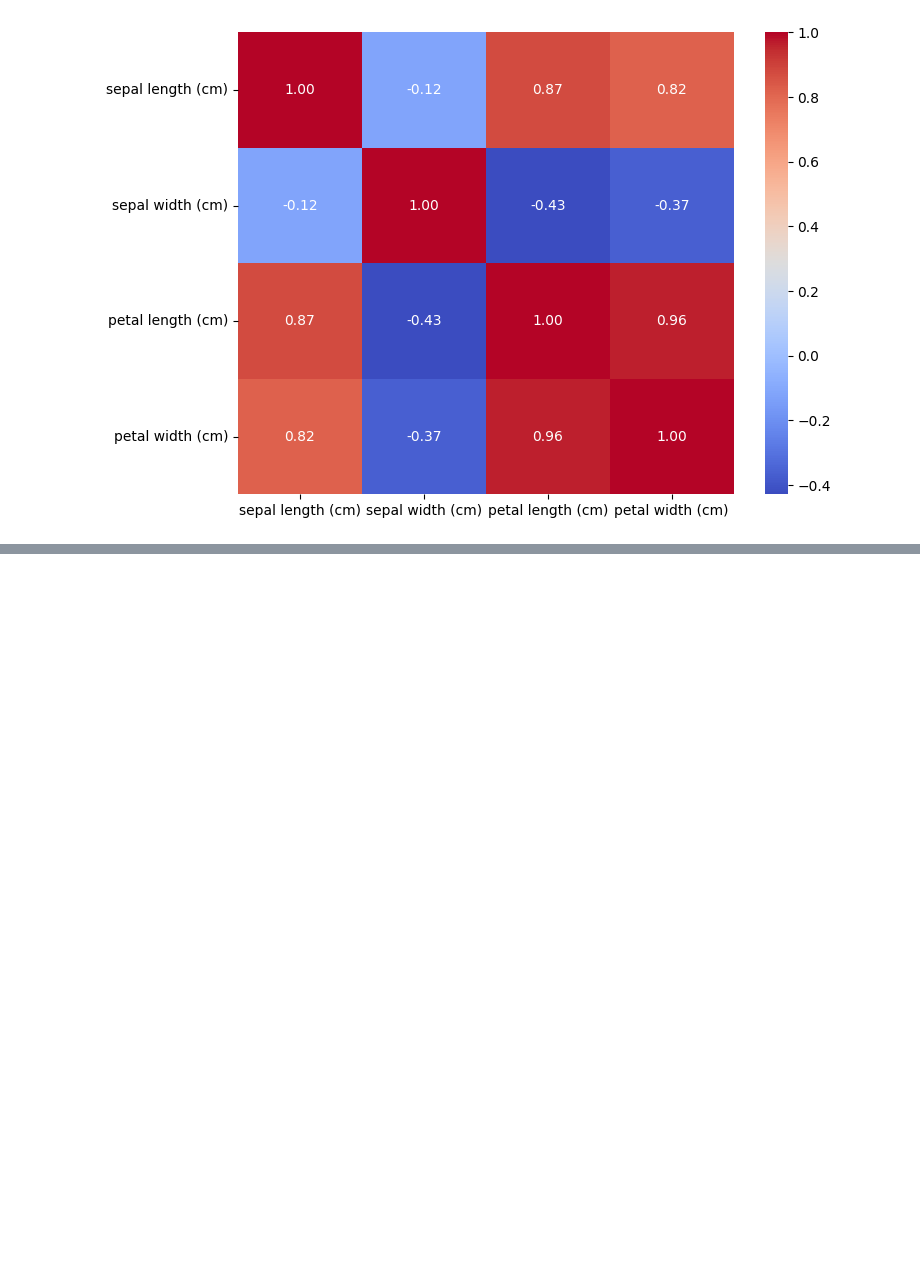
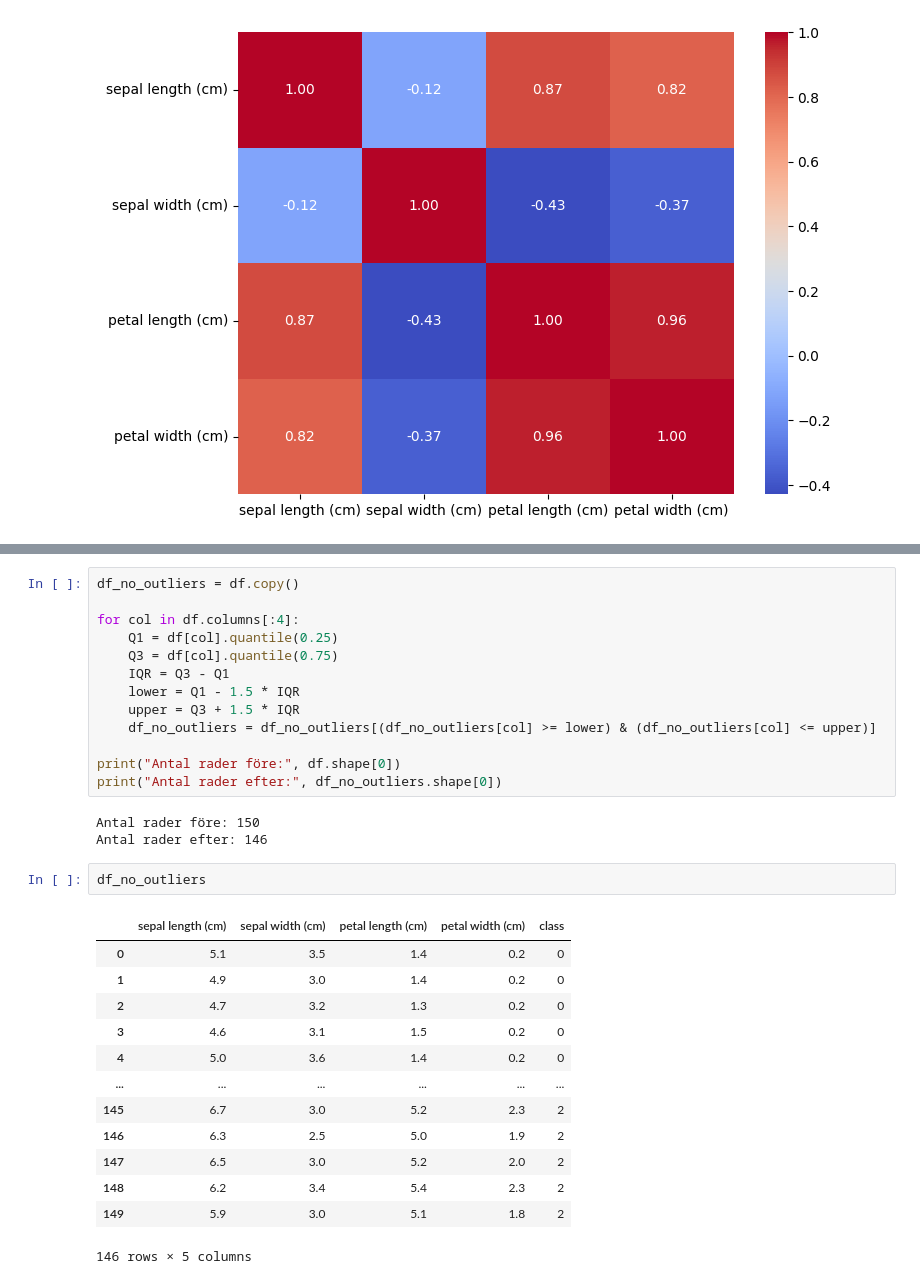
Before and after one commit to Vence85/ai_engineering_jonas_gustafsson, a Jupyter notebook: exercises/exersize_05_knn/knn.ipynb, the cells around one changed output, grey strips where cells are left out. Drawn from its saved outputs; the diff is of its cells as text; blank space fills up the shorter version.

```diff
--- a/exercises/exersize_05_knn/knn.ipynb
+++ b/exercises/exersize_05_knn/knn.ipynb
@@ -91,0 +128,32 @@ plt.show()
+# %%
+df_no_outliers = df.copy()
+
+for col in df.columns[:4]:
+    Q1 = df[col].quantile(0.25)
+    Q3 = df[col].quantile(0.75)
+    IQR = Q3 - Q1
+    lower = Q1 - 1.5 * IQR
+    upper = Q3 + 1.5 * IQR
+    df_no_outliers = df_no_outliers[(df_no_outliers[col] >= lower) & (df_no_outliers[col] <= upper)]
+
+print("Antal rader före:", df.shape[0])
+print("Antal rader efter:", df_no_outliers.shape[0])
+# %% [output]
+Antal rader före: 150
+Antal rader efter: 146
+# %%
+df_no_outliers
+# %% [output]
+|  | sepal length (cm) | sepal width (cm) | petal length (cm) | petal width (cm) | class |
+| 0 | 5.1 | 3.5 | 1.4 | 0.2 | 0 |
+| 1 | 4.9 | 3.0 | 1.4 | 0.2 | 0 |
+| 2 | 4.7 | 3.2 | 1.3 | 0.2 | 0 |
+| 3 | 4.6 | 3.1 | 1.5 | 0.2 | 0 |
+| 4 | 5.0 | 3.6 | 1.4 | 0.2 | 0 |
+| ... | ... | ... | ... | ... | ... |
+| 145 | 6.7 | 3.0 | 5.2 | 2.3 | 2 |
+| 146 | 6.3 | 2.5 | 5.0 | 1.9 | 2 |
+| 147 | 6.5 | 3.0 | 5.2 | 2.0 | 2 |
+| 148 | 6.2 | 3.4 | 5.4 | 2.3 | 2 |
+| 149 | 5.9 | 3.0 | 5.1 | 1.8 | 2 |
+146 rows × 5 columns
```
Also changed, not shown: parts of 13 cells of this notebook.
